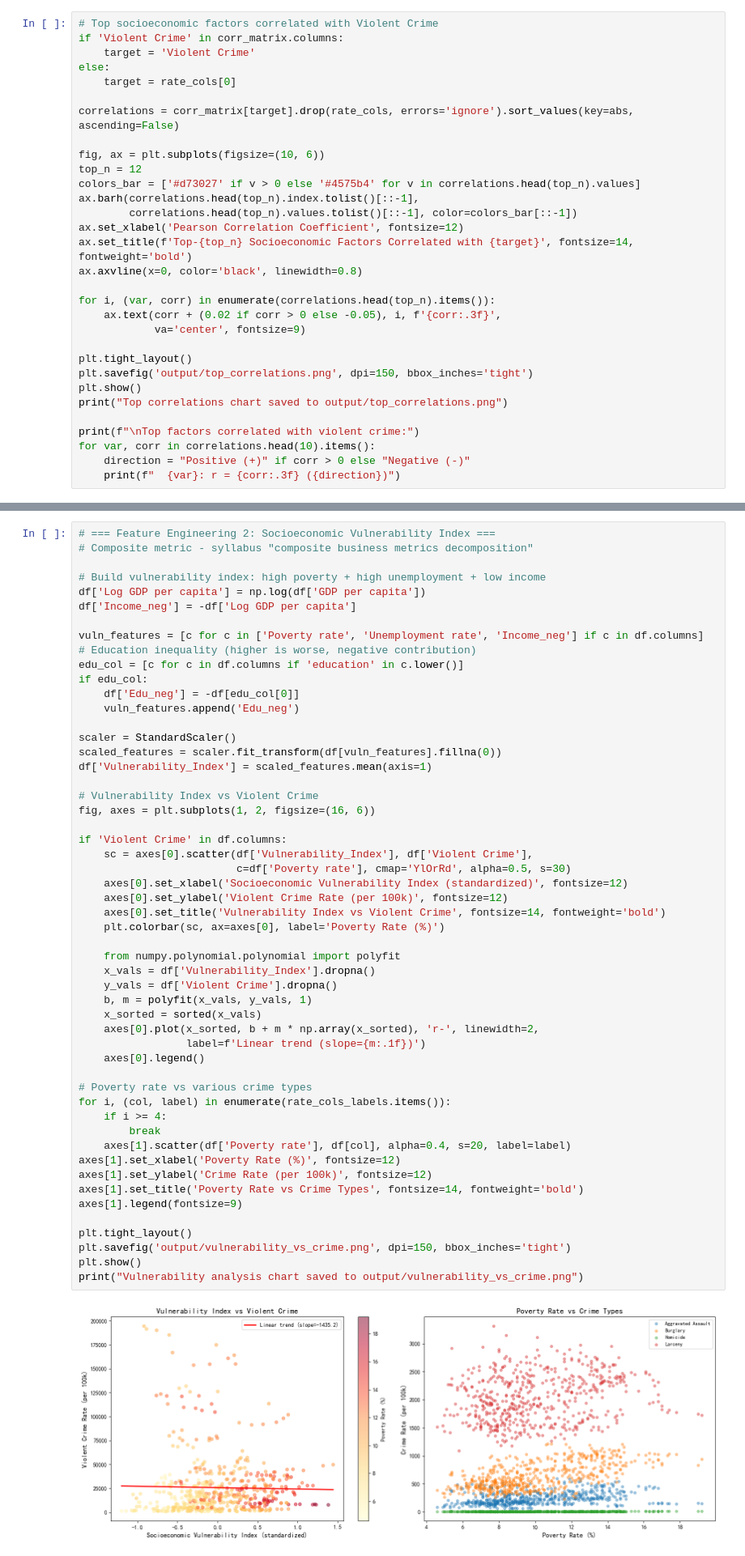
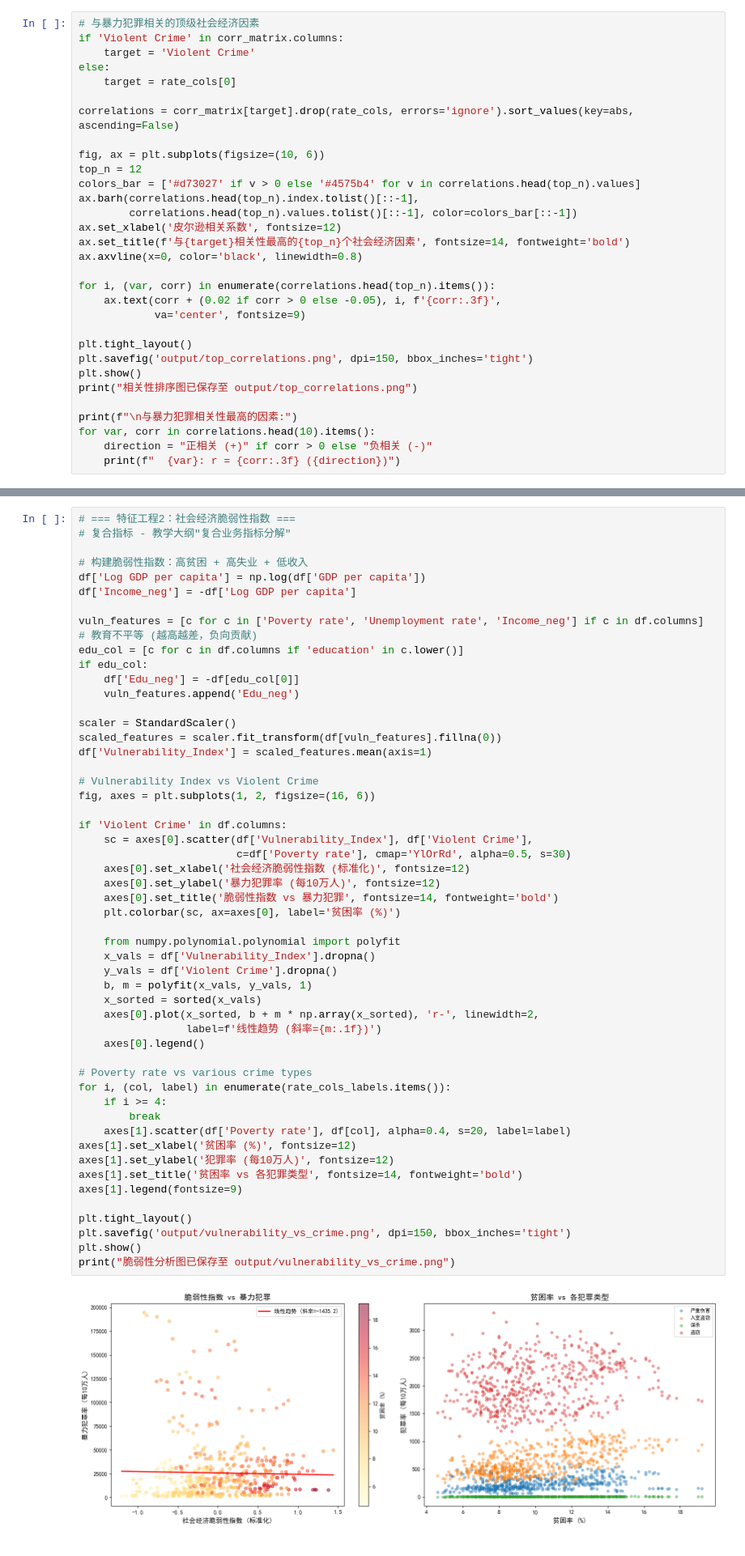
Before and after one commit to Felix-heinado/BGG-BoardGameGeek-TidyTuesday-2019-, a Jupyter notebook: Desktop/新建文件夹 (2)/team_project/team_assignment1.ipynb, the cells around one changed output, grey strips where cells are left out. Shown at 81% size. Cells and saved outputs as stored; diff of their text form.

```diff
--- a/Desktop/新建文件夹 (2)/team_project/team_assignment1.ipynb
+++ b/Desktop/新建文件夹 (2)/team_project/team_assignment1.ipynb
@@ -430,5 +430,5 @@ Correlation heatmap saved to output/correlation_heatmap.png
 # %%
-# Top socioeconomic factors correlated with Violent Crime
+# 与暴力犯罪相关的顶级社会经济因素
 if 'Violent Crime' in corr_matrix.columns:
     target = 'Violent Crime'
 else:
@@ -441,8 +441,8 @@ top_n = 12
 colors_bar = ['#d73027' if v > 0 else '#4575b4' for v in correlations.head(top_n).values]
 ax.barh(correlations.head(top_n).index.tolist()[::-1],
         correlations.head(top_n).values.tolist()[::-1], color=colors_bar[::-1])
-ax.set_xlabel('Pearson Correlation Coefficient', fontsize=12)
-ax.set_title(f'Top-{top_n} Socioeconomic Factors Correlated with {target}', fontsize=14, fontweight='bold')
+ax.set_xlabel('皮尔逊相关系数', fontsize=12)
+ax.set_title(f'与{target}相关性最高的{top_n}个社会经济因素', fontsize=14, fontweight='bold')
 ax.axvline(x=0, color='black', linewidth=0.8)
 
 for i, (var, corr) in enumerate(correlations.head(top_n).items()):
@@ -452,10 +452,10 @@ for i, (var, corr) in enumerate(correlations.head(top_n).items()):
 plt.tight_layout()
 plt.savefig('output/top_correlations.png', dpi=150, bbox_inches='tight')
 plt.show()
-print("Top correlations chart saved to output/top_correlations.png")
+print("相关性排序图已保存至 output/top_correlations.png")
 
-print(f"\nTop factors correlated with violent crime:")
+print(f"\n与暴力犯罪相关性最高的因素:")
 for var, corr in correlations.head(10).items():
-    direction = "Positive (+)" if corr > 0 else "Negative (-)"
+    direction = "正相关 (+)" if corr > 0 else "负相关 (-)"
     print(f"  {var}: r = {corr:.3f} ({direction})")
 # %% [output]
@@ -475,13 +475,13 @@ Top factors correlated with violent crime:
 # %%
-# === Feature Engineering 2: Socioeconomic Vulnerability Index ===
-# Composite metric - syllabus "composite business metrics decomposition"
+# === 特征工程2：社会经济脆弱性指数 ===
+# 复合指标 - 教学大纲"复合业务指标分解"
 
-# Build vulnerability index: high poverty + high unemployment + low income
+# 构建脆弱性指数：高贫困 + 高失业 + 低收入
 df['Log GDP per capita'] = np.log(df['GDP per capita'])
 df['Income_neg'] = -df['Log GDP per capita']
 
 vuln_features = [c for c in ['Poverty rate', 'Unemployment rate', 'Income_neg'] if c in df.columns]
-# Education inequality (higher is worse, negative contribution)
+# 教育不平等 (越高越差，负向贡献)
 edu_col = [c for c in df.columns if 'education' in c.lower()]
 if edu_col:
     df['Edu_neg'] = -df[edu_col[0]]
@@ -490,40 +490,40 @@ if edu_col:
 scaler = StandardScaler()
 scaled_features = scaler.fit_transform(df[vuln_features].fillna(0))
 df['Vulnerability_Index'] = scaled_features.mean(axis=1)
 
 # Vulnerability Index vs Violent Crime
 fig, axes = plt.subplots(1, 2, figsize=(16, 6))
 
 if 'Violent Crime' in df.columns:
     sc = axes[0].scatter(df['Vulnerability_Index'], df['Violent Crime'],
                          c=df['Poverty rate'], cmap='YlOrRd', alpha=0.5, s=30)
-    axes[0].set_xlabel('Socioeconomic Vulnerability Index (standardized)', fontsize=12)
-    axes[0].set_ylabel('Violent Crime Rate (per 100k)', fontsize=12)
-    axes[0].set_title('Vulnerability Index vs Violent Crime', fontsize=14, fontweight='bold')
-    plt.colorbar(sc, ax=axes[0], label='Poverty Rate (%)')
+    axes[0].set_xlabel('社会经济脆弱性指数 (标准化)', fontsize=12)
+    axes[0].set_ylabel('暴力犯罪率 (每10万人)', fontsize=12)
+    axes[0].set_title('脆弱性指数 vs 暴力犯罪', fontsize=14, fontweight='bold')
+    plt.colorbar(sc, ax=axes[0], label='贫困率 (%)')
 
     from numpy.polynomial.polynomial import polyfit
     x_vals = df['Vulnerability_Index'].dropna()
     y_vals = df['Violent Crime'].dropna()
     b, m = polyfit(x_vals, y_vals, 1)
     x_sorted = sorted(x_vals)
     axes[0].plot(x_sorted, b + m * np.array(x_sorted), 'r-', linewidth=2,
-                 label=f'Linear trend (slope={m:.1f})')
+                 label=f'线性趋势 (斜率={m:.1f})')
     axes[0].legend()
 
 # Poverty rate vs various crime types
 for i, (col, label) in enumerate(rate_cols_labels.items()):
     if i >= 4:
         break
     axes[1].scatter(df['Poverty rate'], df[col], alpha=0.4, s=20, label=label)
-axes[1].set_xlabel('Poverty Rate (%)', fontsize=12)
-axes[1].set_ylabel('Crime Rate (per 100k)', fontsize=12)
-axes[1].set_title('Poverty Rate vs Crime Types', fontsize=14, fontweight='bold')
+axes[1].set_xlabel('贫困率 (%)', fontsize=12)
+axes[1].set_ylabel('犯罪率 (每10万人)', fontsize=12)
+axes[1].set_title('贫困率 vs 各犯罪类型', fontsize=14, fontweight='bold')
 axes[1].legend(fontsize=9)
 
 plt.tight_layout()
 plt.savefig('output/vulnerability_vs_crime.png', dpi=150, bbox_inches='tight')
 plt.show()
-print("Vulnerability analysis chart saved to output/vulnerability_vs_crime.png")
+print("脆弱性分析图已保存至 output/vulnerability_vs_crime.png")
 # %% [output]
-[figure, old version]
+[figure, new version]
```
Also changed, not shown: parts of 23 cells of this notebook, 32 other files.
